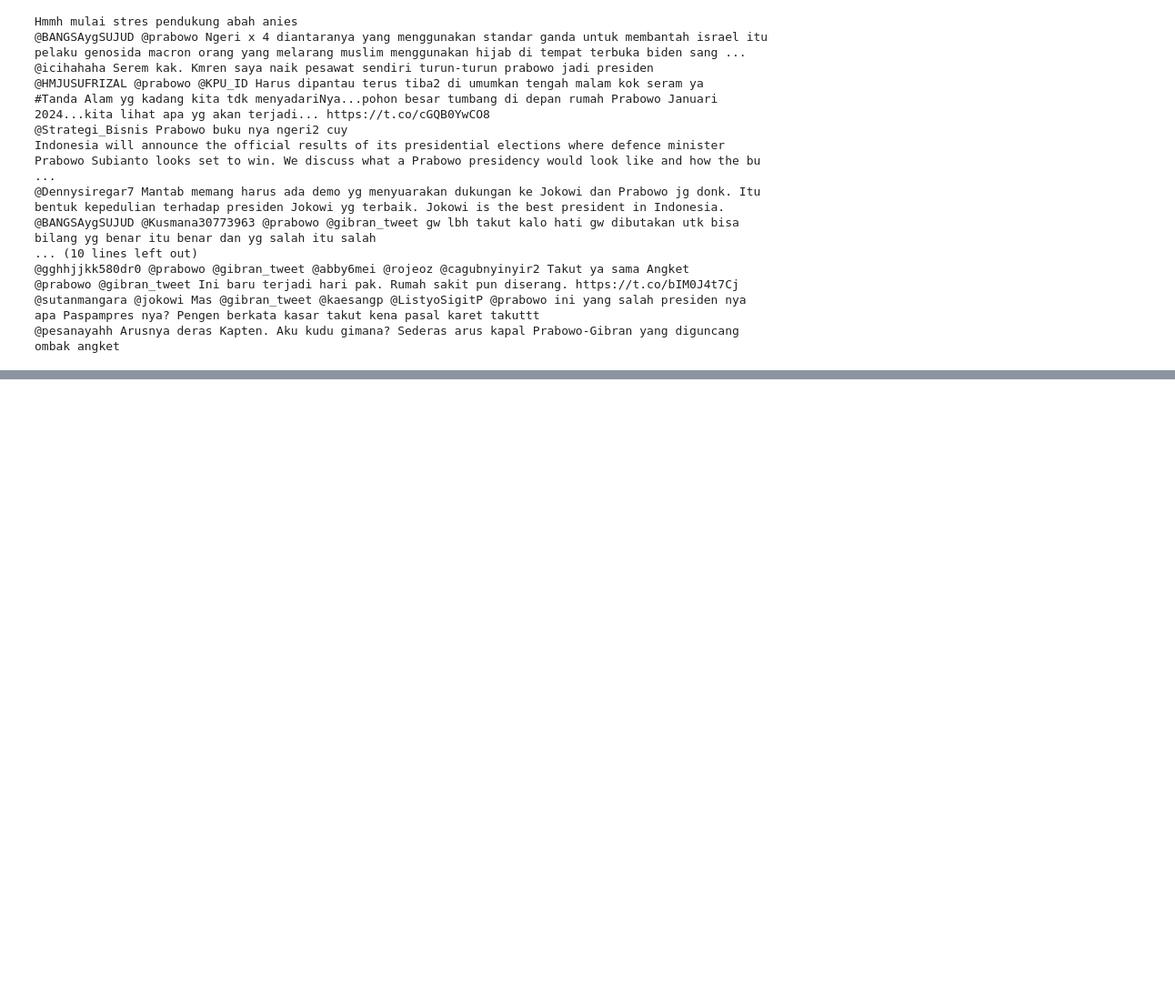
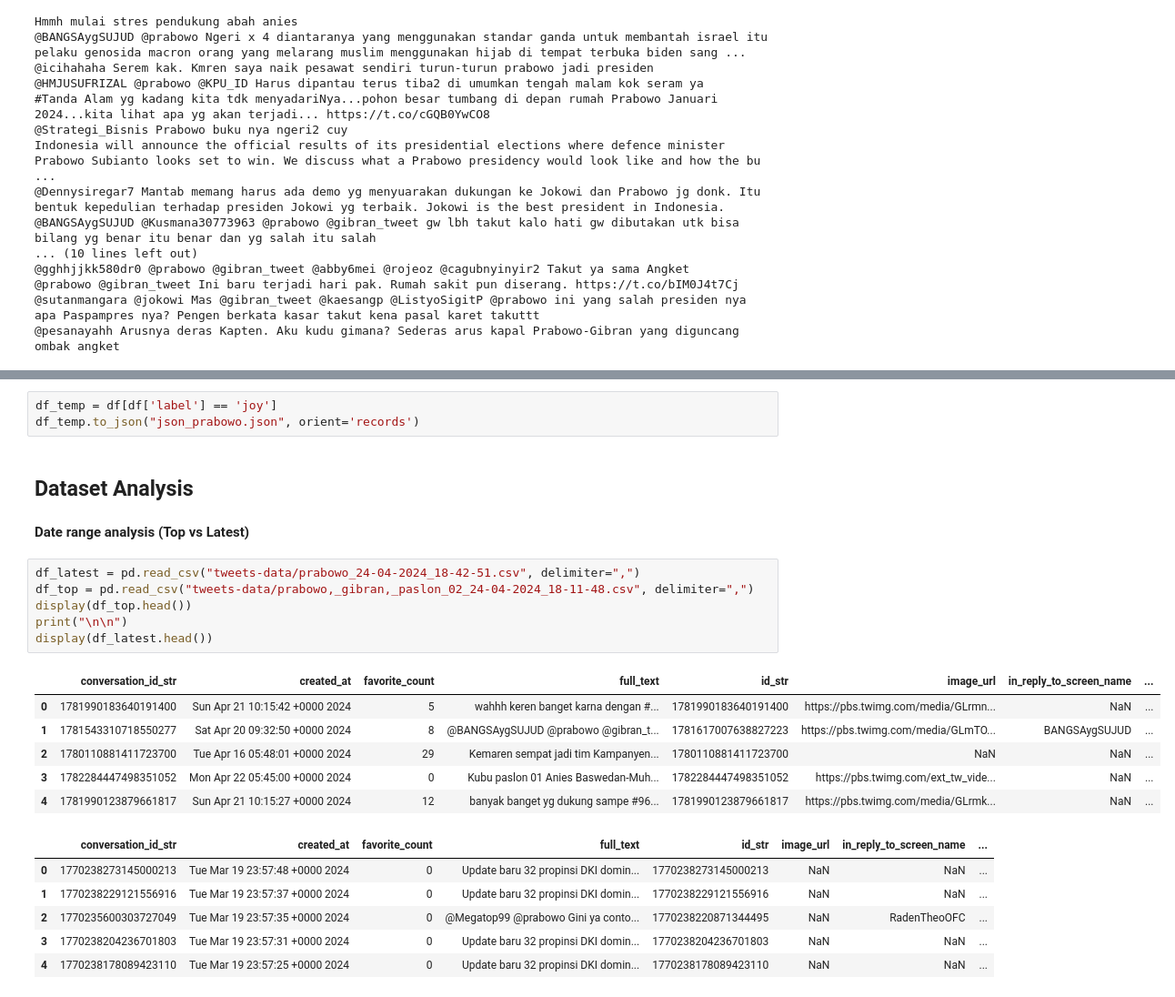
Before and after one commit to Arthdrm/PythonCode, a Jupyter notebook: scrapping-data-viz/data_lab.ipynb, the cells around one changed output, grey strips where cells are left out. Shown: that part at 91% size. Drawn from its saved outputs; the diff is of its cells as text; blank space fills up the shorter version.

```diff
--- a/scrapping-data-viz/data_lab.ipynb
+++ b/scrapping-data-viz/data_lab.ipynb
@@ -220,0 +248,26 @@ Indonesia will announce the official results of its presidential elections where
+# %%
+df_temp = df[df['label'] == 'joy']
+df_temp.to_json("json_prabowo.json", orient='records')
+# %% [markdown]
+## Dataset Analysis
+# %% [markdown]
+**Date range analysis (Top vs Latest)**
+# %%
+df_latest = pd.read_csv("tweets-data/prabowo_24-04-2024_18-42-51.csv", delimiter=",")
+df_top = pd.read_csv("tweets-data/prabowo,_gibran,_paslon_02_24-04-2024_18-11-48.csv", delimiter=",")
+display(df_top.head())
+print("\n\n")
+display(df_latest.head())
+# %% [output]
+|  | conversation_id_str | created_at | favorite_count | full_text | id_str | image_url | in_reply_to_screen_name | ... |
+| 0 | 1781990183640191400 | Sun Apr 21 10:15:42 +0000 2024 | 5 | wahhh keren banget karna dengan #... | 1781990183640191400 | https://pbs.twimg.com/media/GLrmn... | NaN | ... |
+| 1 | 1781543310718550277 | Sat Apr 20 09:32:50 +0000 2024 | 8 | @BANGSAygSUJUD @prabowo @gibran_t... | 1781617007638827223 | https://pbs.twimg.com/media/GLmTO... | BANGSAygSUJUD | ... |
+| 2 | 1780110881411723700 | Tue Apr 16 05:48:01 +0000 2024 | 29 | Kemaren sempat jadi tim Kampanyen... | 1780110881411723700 | NaN | NaN | ... |
+| 3 | 1782284447498351052 | Mon Apr 22 05:45:00 +0000 2024 | 0 | Kubu paslon 01 Anies Baswedan-Muh... | 1782284447498351052 | https://pbs.twimg.com/ext_tw_vide... | NaN | ... |
+| 4 | 1781990123879661817 | Sun Apr 21 10:15:27 +0000 2024 | 12 | banyak banget yg dukung sampe #96... | 1781990123879661817 | https://pbs.twimg.com/media/GLrmk... | NaN | ... |
+|  | conversation_id_str | created_at | favorite_count | full_text | id_str | image_url | in_reply_to_screen_name | ... |
+| 0 | 1770238273145000213 | Tue Mar 19 23:57:48 +0000 2024 | 0 | Update baru 32 propinsi DKI domin... | 1770238273145000213 | NaN | NaN | ... |
+| 1 | 1770238229121556916 | Tue Mar 19 23:57:37 +0000 2024 | 0 | Update baru 32 propinsi DKI domin... | 1770238229121556916 | NaN | NaN | ... |
+| 2 | 1770235600303727049 | Tue Mar 19 23:57:35 +0000 2024 | 0 | @Megatop99 @prabowo Gini ya conto... | 1770238220871344495 | NaN | RadenTheoOFC | ... |
+| 3 | 1770238204236701803 | Tue Mar 19 23:57:31 +0000 2024 | 0 | Update baru 32 propinsi DKI domin... | 1770238204236701803 | NaN | NaN | ... |
+| 4 | 1770238178089423110 | Tue Mar 19 23:57:25 +0000 2024 | 0 | Update baru 32 propinsi DKI domin... | 1770238178089423110 | NaN | NaN | ... |
```
Also changed, not shown: parts of 23 cells of this notebook, 13 other files.
